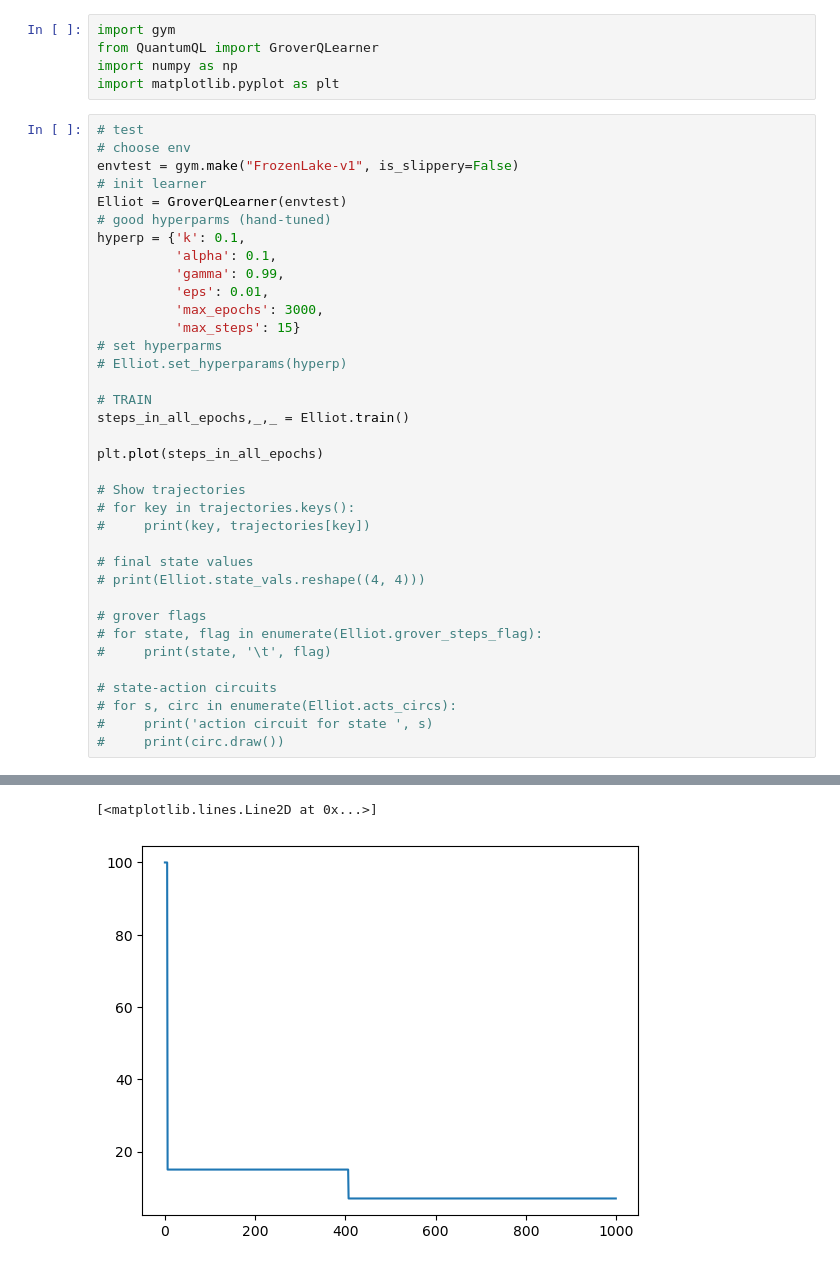
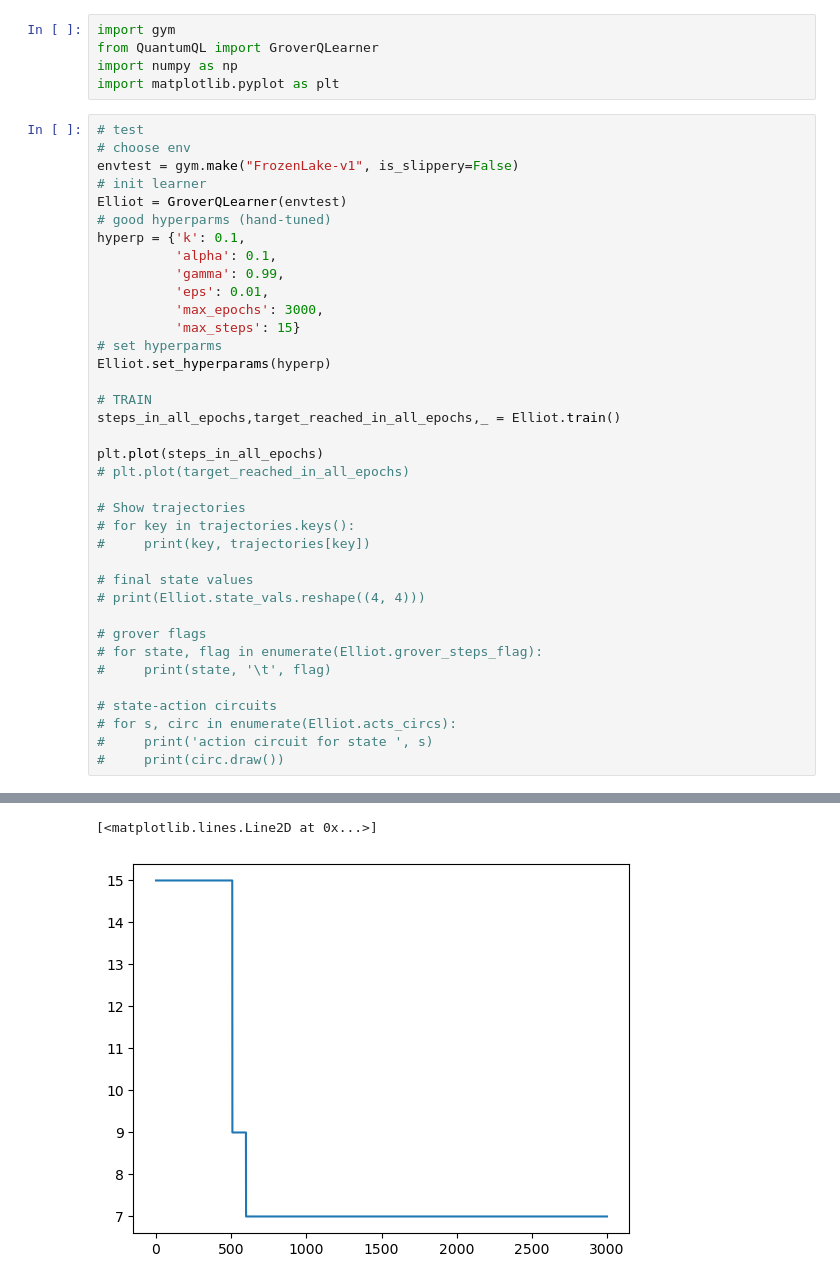
Before and after one commit to ustcer0928/QuantumQLearning, a Jupyter notebook: QuantumQLtest.ipynb, the cells around one changed output, grey strips where cells are left out. Drawn from its saved outputs; the diff is of its cells as text.

```diff
--- a/QuantumQLtest.ipynb
+++ b/QuantumQLtest.ipynb
@@ -17,12 +17,13 @@ hyperp = {'k': 0.1,
           'max_epochs': 3000,
           'max_steps': 15}
 # set hyperparms
-# Elliot.set_hyperparams(hyperp)
+Elliot.set_hyperparams(hyperp)
 
 # TRAIN
-steps_in_all_epochs,_,_ = Elliot.train()
+steps_in_all_epochs,target_reached_in_all_epochs,_ = Elliot.train()
 
 plt.plot(steps_in_all_epochs)
+# plt.plot(target_reached_in_all_epochs)
 
 # Show trajectories
 # for key in trajectories.keys():
@@ -60,4 +61,4 @@ Taking step 0/7
 [<matplotlib.lines.Line2D at 0x...>]
-[figure, old version]
+[figure, new version]
 # %%
 print(steps_in_all_epochs[-1])
```
Also changed, not shown: parts of 4 cells of this notebook.
